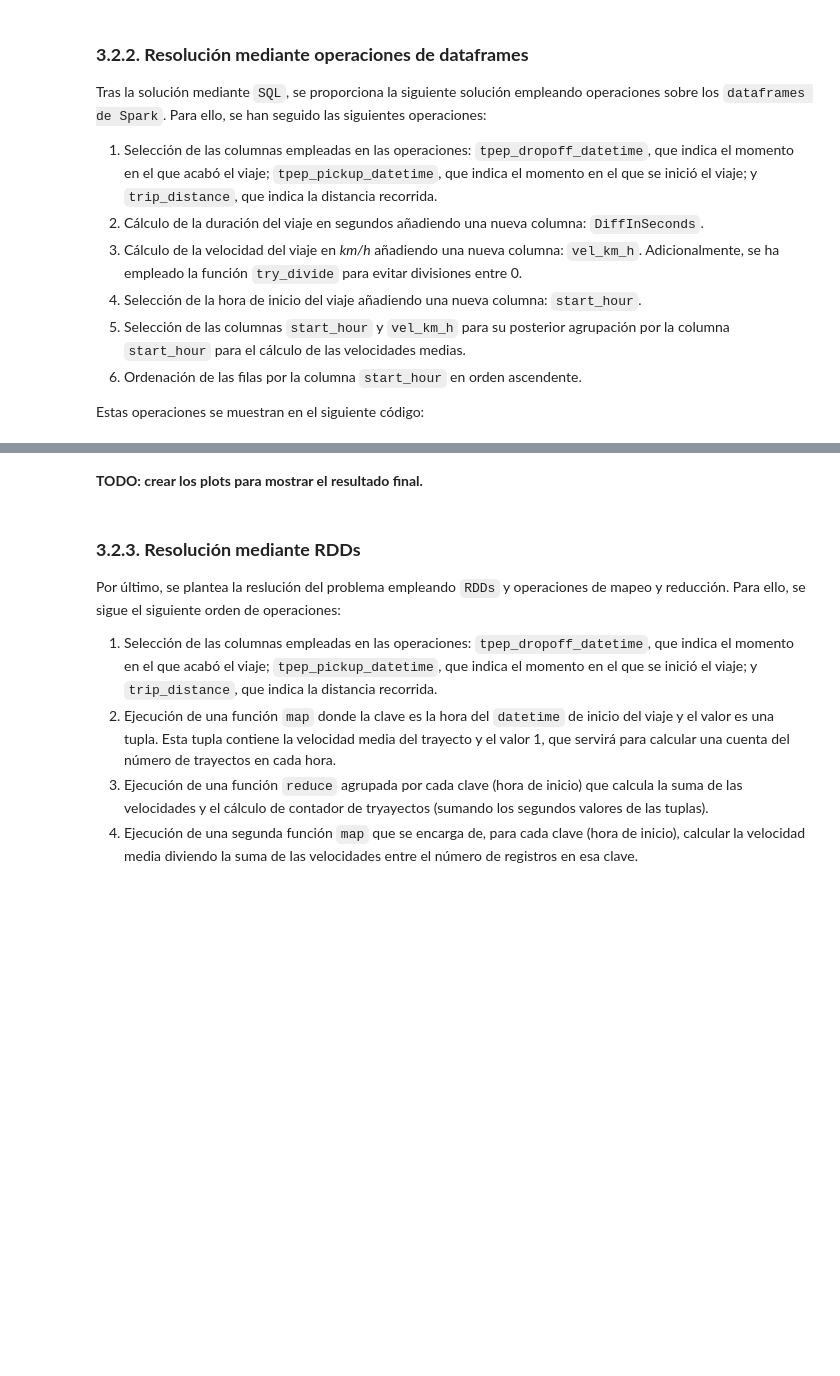
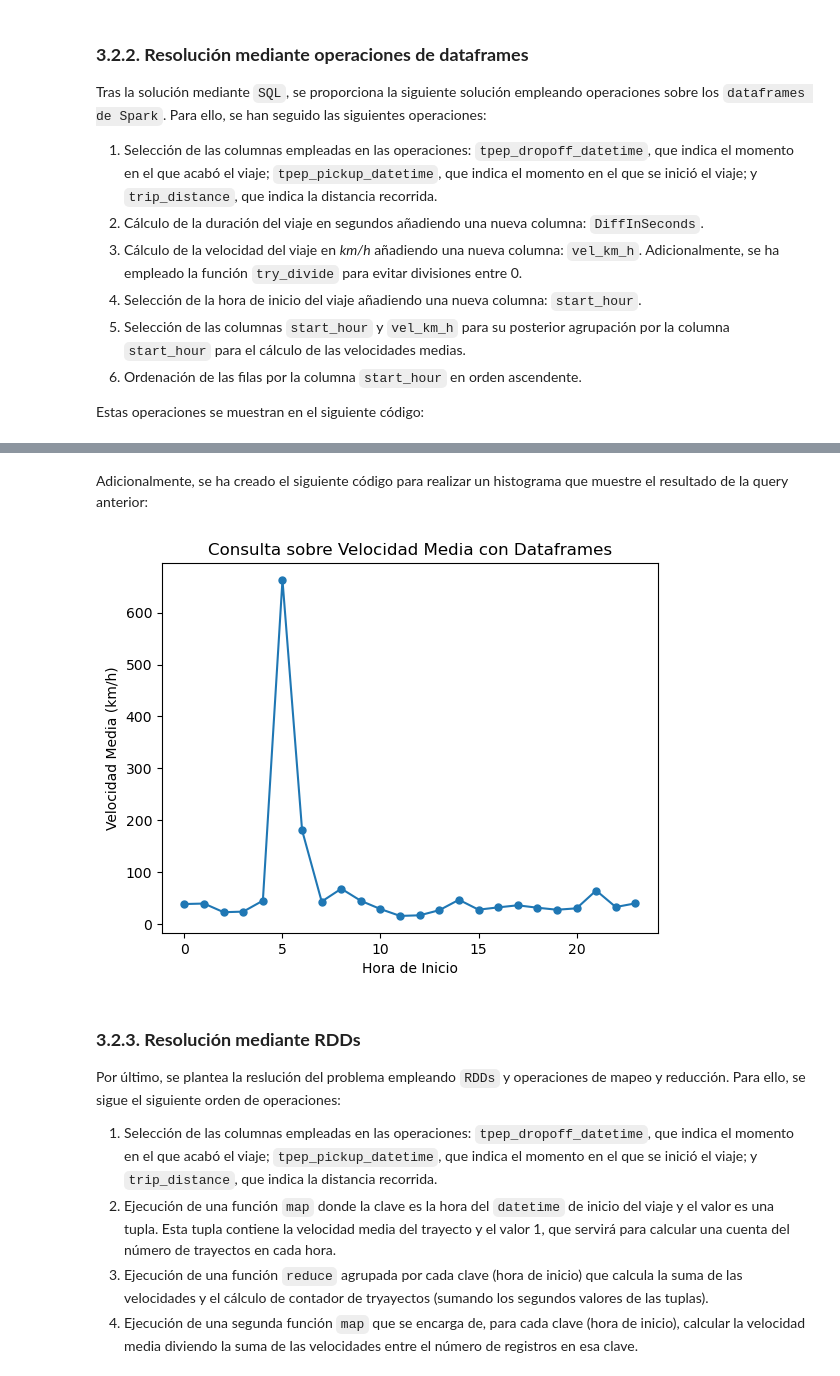
Before and after one commit to Astrak00/HPC-Lab01, a Jupyter notebook: main.ipynb, the cells around one changed output, grey strips where cells are left out. Drawn from its saved outputs; the diff is of its cells as text; code cells hidden in the pictures; blank space fills up the shorter version.

```diff
--- a/main.ipynb
+++ b/main.ipynb
@@ -238,5 +254,20 @@ Time taken: 0.39 seconds
 # %% [markdown]
-**TODO: crear los plots para mostrar el resultado final.**
+Adicionalmente, se ha creado el siguiente código para realizar un histograma que muestre el resultado de la query anterior:
+# %%
+fig, ax = plt.subplots()
+
+x = df5.select("start_hour").rdd.flatMap(lambda x: x).collect()
+y = df5.select("avg(vel_km_h)").rdd.flatMap(lambda x: x).collect()
+
+ax.plot(x, y, marker="o", markersize="5")
+
+ax.set_ylabel('Velocidad Media (km/h)')
+ax.set_xlabel('Hora de Inicio')
+ax.set_title('Consulta sobre Velocidad Media con Dataframes')
+
+plt.show()
+# %% [output]
+[figure, added]
 # %% [markdown]
 ### **3.2.3. Resolución mediante RDDs**
 
```
Also changed, not shown: parts of 15 cells of this notebook.
